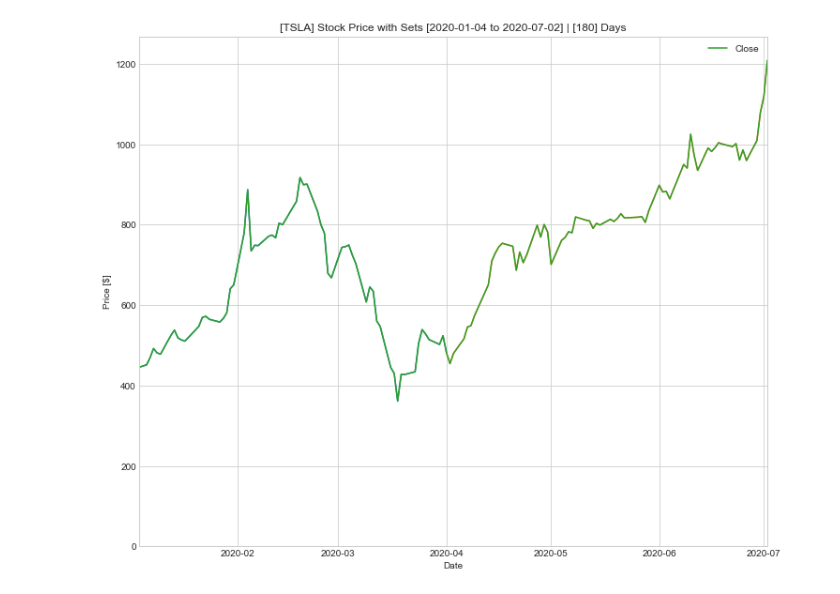
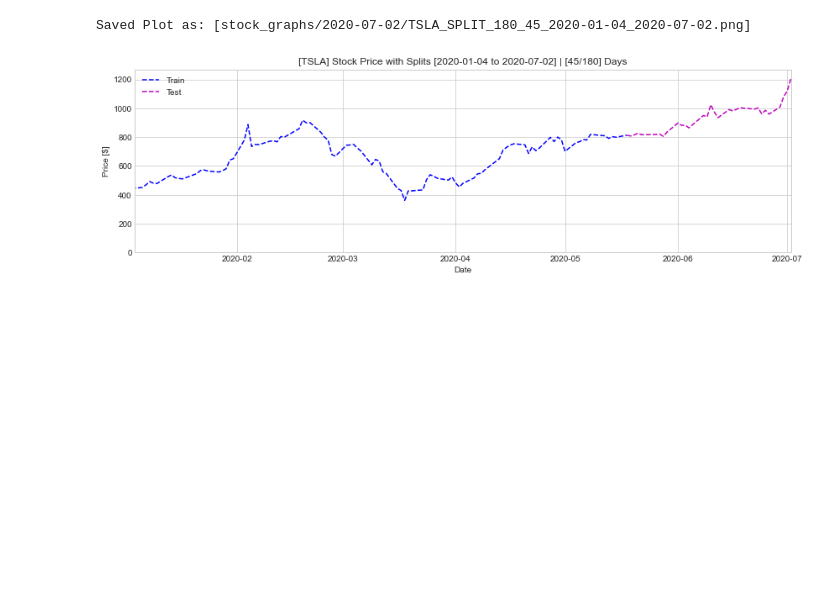
Before and after one commit to zwerb/stock_analysis, a Jupyter notebook: workflow.ipynb, the cells around one changed output. Saved outputs shown, nothing was run; the diff lists cells and outputs as text; code cells hidden in the pictures; blank space fills up the shorter version.

Commit message:
added support for creating train and test sets

```diff
--- a/workflow.ipynb
+++ b/workflow.ipynb
@@ -202,10 +220,14 @@ Saved Plot as: [stock_graphs/2020-07-02/TSLA_180_2020-01-04_2020-07-02.png]
 # %%
 tickers_to_iterate = ['TSLA']
 date_folder = '2020-07-02'
 for ticker_name in tickers_to_iterate:
     path_ts = os.path.join(DATADIR,date_folder)
     stock_pd = get_stock_dataframe_from_local(path_ts,ticker_name)
-    stock_pd["Train"], stock_pd["Test"] = split(stock_pd, "2020-04-01", "Close")
-    print_split_chart(ticker_name,stock_pd,180)
+    #stock_pd["Train"], stock_pd["Test"] = split(stock_pd, "2020-04-01", "Close")
+    nDaysToSplit = 45
+    nDaysTotal = 180
+    stock_pd = edit_stock_split_last_days(stock_pd,nDaysToSplit,"Close")
+    print_split_chart(ticker_name,stock_pd,nDaysTotal,nDaysToSplit)
 # %% [output]
+Saved Plot as: [stock_graphs/2020-07-02/TSLA_SPLIT_180_45_2020-01-04_2020-07-02.png]
-[figure, old version]
+[figure, new version]
```
Also changed, not shown: parts of 5 cells of this notebook, 1 other file.
